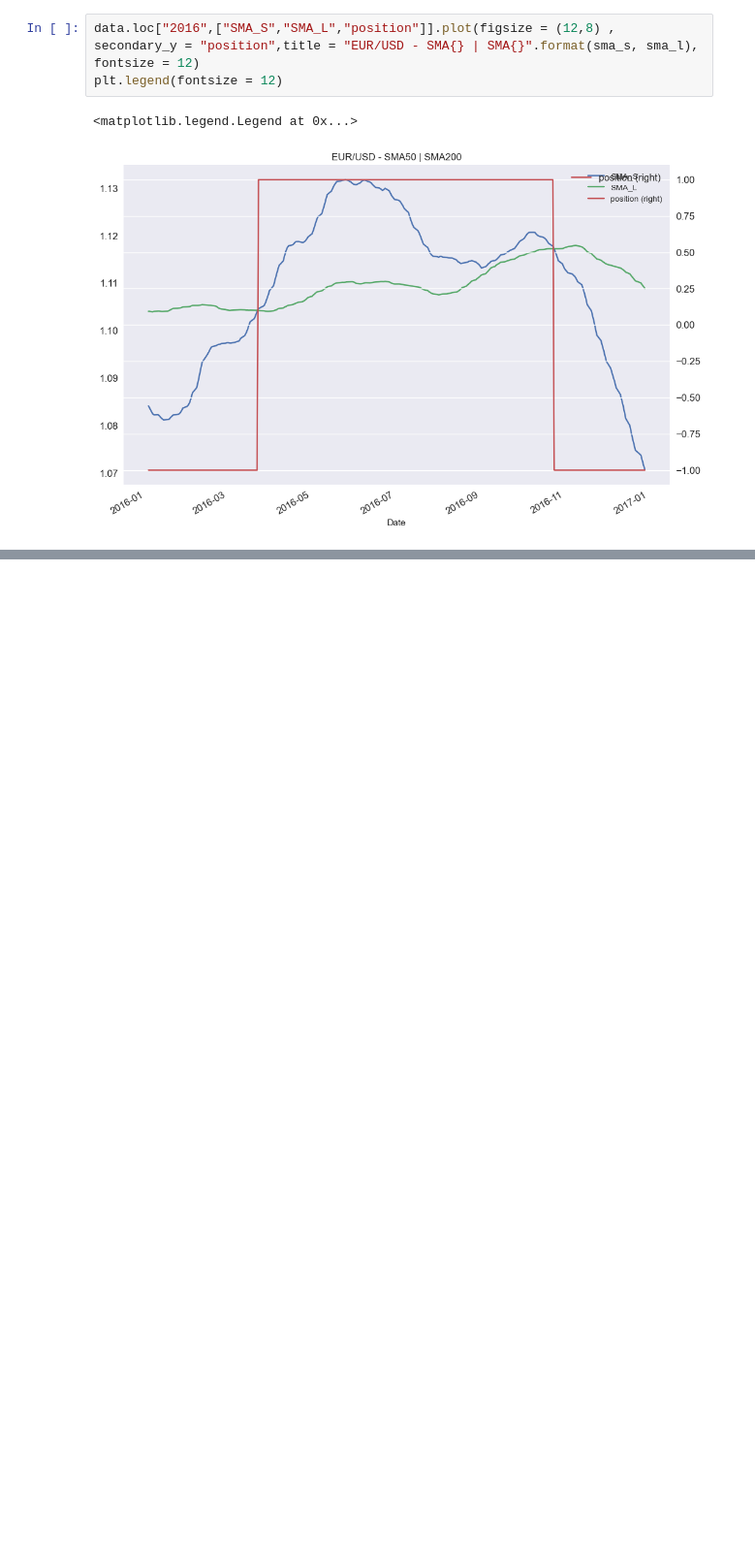
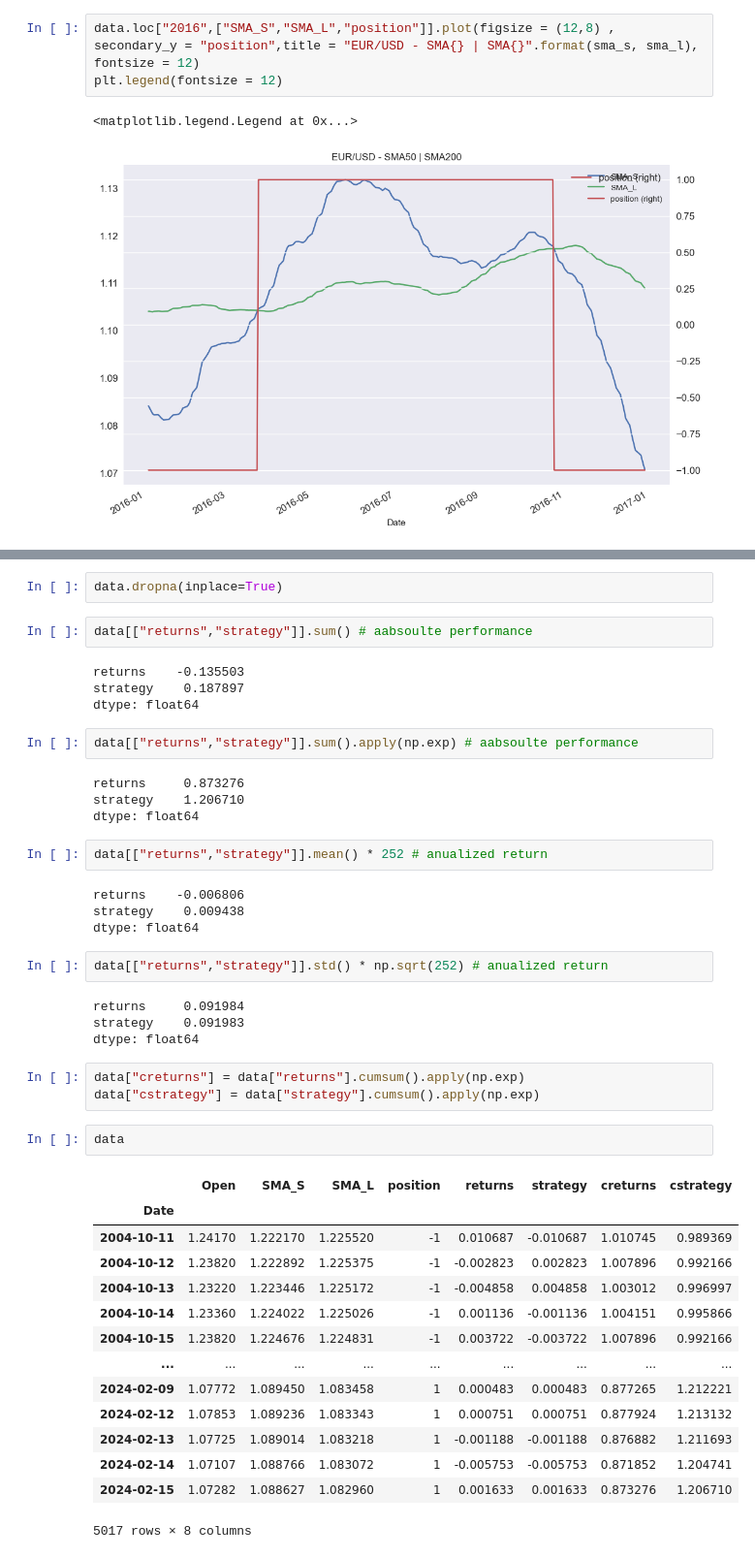
Before and after one commit to AndrwYan/Model_Quantization_Demo, a Jupyter notebook: demo161.ipynb, the cells around one changed output, grey strips where cells are left out. Shown: that part at 97% size. Saved outputs shown, nothing was run; the diff lists cells and outputs as text; blank space fills up the shorter version.

```diff
--- a/demo161.ipynb
+++ b/demo161.ipynb
@@ -129,0 +201,46 @@ plt.legend(fontsize = 12)
+# %%
+data.dropna(inplace=True)
+# %%
+data[["returns","strategy"]].sum() # aabsoulte performance
+# %% [output]
+returns    -0.135503
+strategy    0.187897
+dtype: float64
+# %%
+data[["returns","strategy"]].sum().apply(np.exp) # aabsoulte performance
+# %% [output]
+returns     0.873276
+strategy    1.206710
+dtype: float64
+# %%
+data[["returns","strategy"]].mean() * 252 # anualized return
+# %% [output]
+returns    -0.006806
+strategy    0.009438
+dtype: float64
+# %%
+data[["returns","strategy"]].std() * np.sqrt(252) # anualized return
+# %% [output]
+returns     0.091984
+strategy    0.091983
+dtype: float64
+# %%
+data["creturns"] = data["returns"].cumsum().apply(np.exp)
+data["cstrategy"] = data["strategy"].cumsum().apply(np.exp)
+# %%
+data
+# %% [output]
+|  | Open | SMA_S | SMA_L | position | returns | strategy | creturns | cstrategy |
+| Date |  |  |  |  |  |  |  |  |
+| 2004-10-11 | 1.24170 | 1.222170 | 1.225520 | -1 | 0.010687 | -0.010687 | 1.010745 | 0.989369 |
+| 2004-10-12 | 1.23820 | 1.222892 | 1.225375 | -1 | -0.002823 | 0.002823 | 1.007896 | 0.992166 |
+| 2004-10-13 | 1.23220 | 1.223446 | 1.225172 | -1 | -0.004858 | 0.004858 | 1.003012 | 0.996997 |
+| 2004-10-14 | 1.23360 | 1.224022 | 1.225026 | -1 | 0.001136 | -0.001136 | 1.004151 | 0.995866 |
+| 2004-10-15 | 1.23820 | 1.224676 | 1.224831 | -1 | 0.003722 | -0.003722 | 1.007896 | 0.992166 |
+| ... | ... | ... | ... | ... | ... | ... | ... | ... |
+| 2024-02-09 | 1.07772 | 1.089450 | 1.083458 | 1 | 0.000483 | 0.000483 | 0.877265 | 1.212221 |
+| 2024-02-12 | 1.07853 | 1.089236 | 1.083343 | 1 | 0.000751 | 0.000751 | 0.877924 | 1.213132 |
+| 2024-02-13 | 1.07725 | 1.089014 | 1.083218 | 1 | -0.001188 | -0.001188 | 0.876882 | 1.211693 |
+| 2024-02-14 | 1.07107 | 1.088766 | 1.083072 | 1 | -0.005753 | -0.005753 | 0.871852 | 1.204741 |
+| 2024-02-15 | 1.07282 | 1.088627 | 1.082960 | 1 | 0.001633 | 0.001633 | 0.873276 | 1.206710 |
+5017 rows × 8 columns
```
Also changed, not shown: parts of 7 cells of this notebook.
